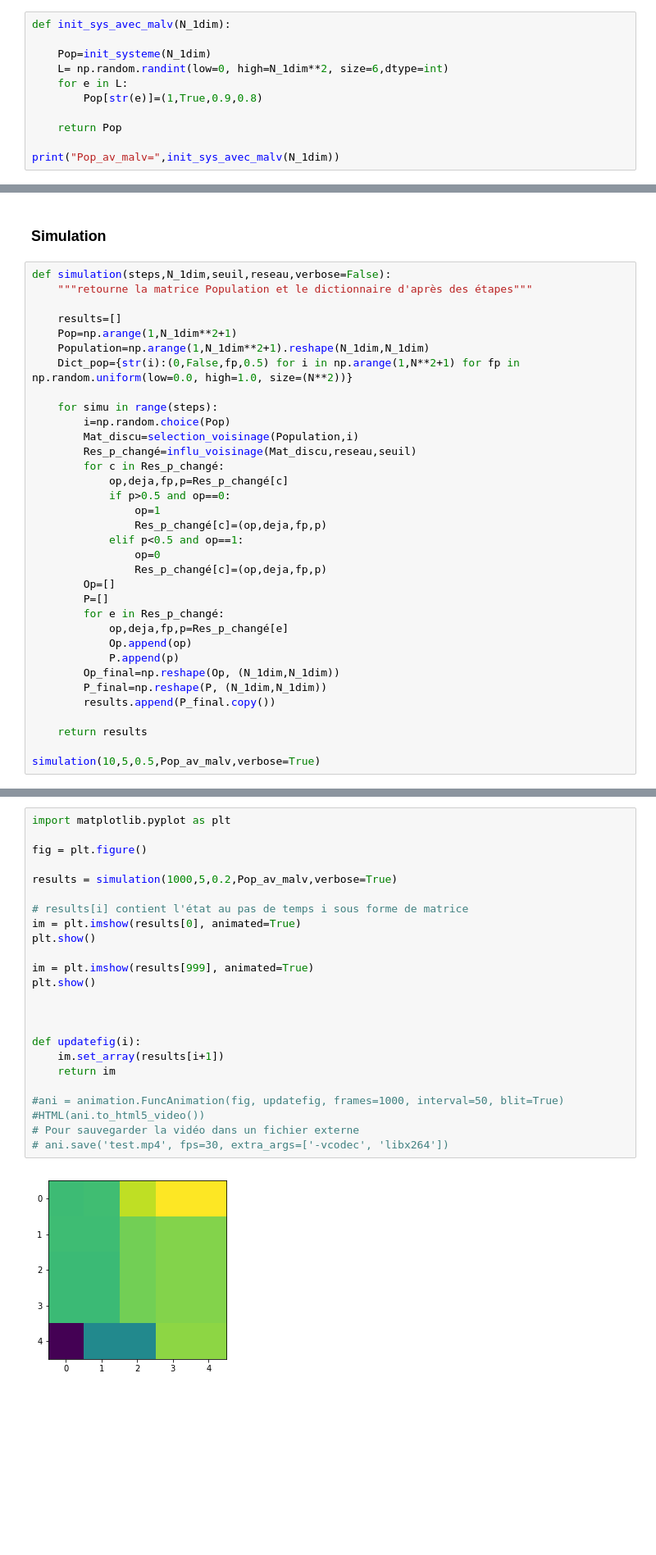
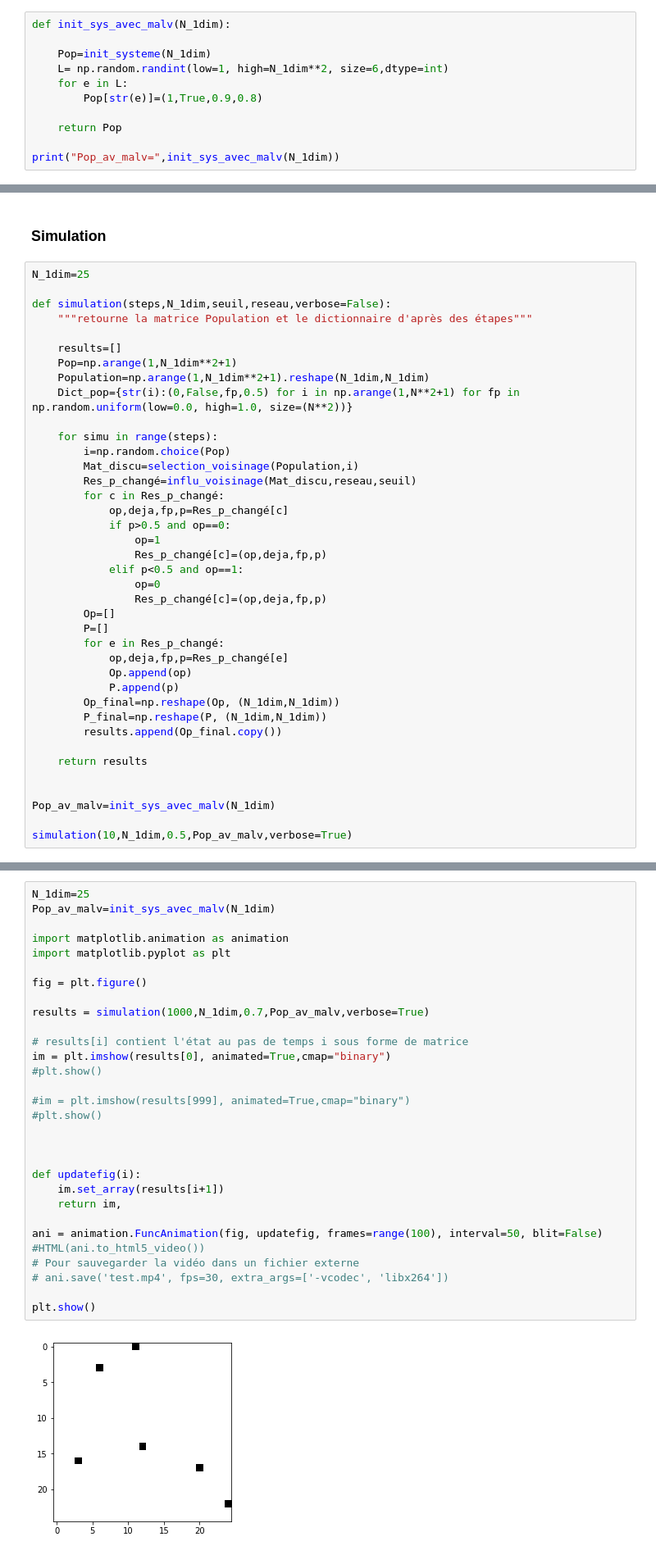
Before and after one commit to are-mipiA1A2/Fake-news, a Jupyter notebook: Contact physique.ipynb, the cells around one changed output, grey strips where cells are left out. Shown at 82% size. Cells and saved outputs as stored; diff of their text form; blank space fills up the shorter version.

```diff
--- a/Contact physique.ipynb
+++ b/Contact physique.ipynb
@@ -59,7 +59,7 @@ Dict_pop= {'1': (0, False, 0.40649332273338523, 0.5), '2': (0, False, 0.99808150
 def init_sys_avec_malv(N_1dim):
 
     Pop=init_systeme(N_1dim)
-    L= np.random.randint(low=0, high=N_1dim**2, size=6,dtype=int)
+    L= np.random.randint(low=1, high=N_1dim**2, size=6,dtype=int)
     for e in L:
         Pop[str(e)]=(1,True,0.9,0.8)
 
@@ -227,6 +227,8 @@ Pop_av_malv
 # %% [markdown]
 ### Simulation
 # %%
+N_1dim=25
+
 def simulation(steps,N_1dim,seuil,reseau,verbose=False):
     """retourne la matrice Population et le dictionnaire d'après des étapes"""
 
@@ -255,9 +257,12 @@ def simulation(steps,N_1dim,seuil,reseau,verbose=False):
             P.append(p)
         Op_final=np.reshape(Op, (N_1dim,N_1dim))
         P_final=np.reshape(P, (N_1dim,N_1dim))
-        results.append(P_final.copy())
+        results.append(Op_final.copy())
 
     return results
 
-simulation(10,5,0.5,Pop_av_malv,verbose=True)
+
+Pop_av_malv=init_sys_avec_malv(N_1dim)
+
+simulation(10,N_1dim,0.5,Pop_av_malv,verbose=True)
 # %% [output]
@@ -281,26 +286,32 @@ simulation(10,5,0.5,Pop_av_malv,verbose=True)
 # %%
+N_1dim=25
+Pop_av_malv=init_sys_avec_malv(N_1dim)
+
+import matplotlib.animation as animation
 import matplotlib.pyplot as plt
 
 fig = plt.figure()
 
-results = simulation(1000,5,0.2,Pop_av_malv,verbose=True)
+results = simulation(1000,N_1dim,0.7,Pop_av_malv,verbose=True)
 
 # results[i] contient l'état au pas de temps i sous forme de matrice
-im = plt.imshow(results[0], animated=True)
-plt.show()
+im = plt.imshow(results[0], animated=True,cmap="binary")
+#plt.show()
 
-im = plt.imshow(results[999], animated=True)
-plt.show()
+#im = plt.imshow(results[999], animated=True,cmap="binary")
+#plt.show()
 
 
 
 def updatefig(i):
     im.set_array(results[i+1])
-    return im
+    return im,
 
-#ani = animation.FuncAnimation(fig, updatefig, frames=1000, interval=50, blit=True)
+ani = animation.FuncAnimation(fig, updatefig, frames=range(100), interval=50, blit=False)
 #HTML(ani.to_html5_video())
 # Pour sauvegarder la vidéo dans un fichier externe
 # ani.save('test.mp4', fps=30, extra_args=['-vcodec', 'libx264'])
+
+plt.show()
 # %% [output]
-[figure, old version]
+[figure, new version]
```
Also changed, not shown: parts of 7 cells of this notebook.
